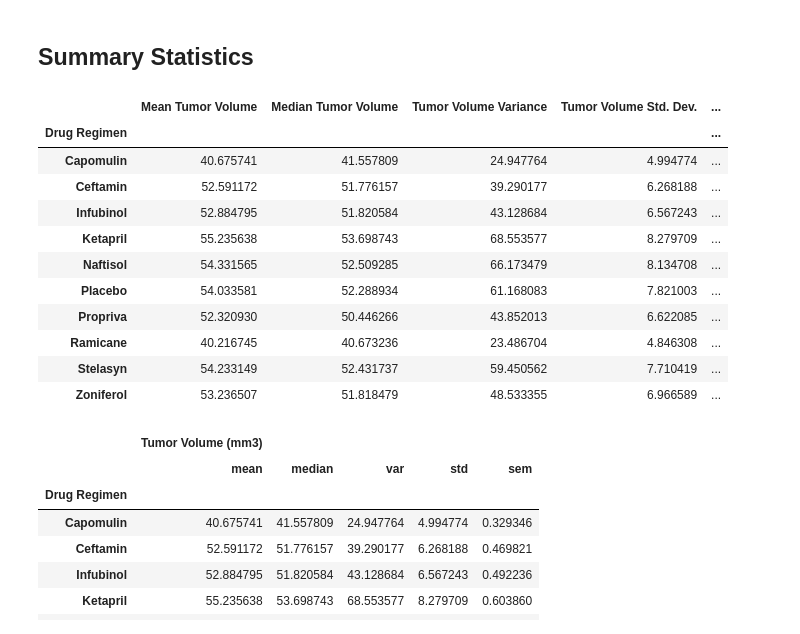
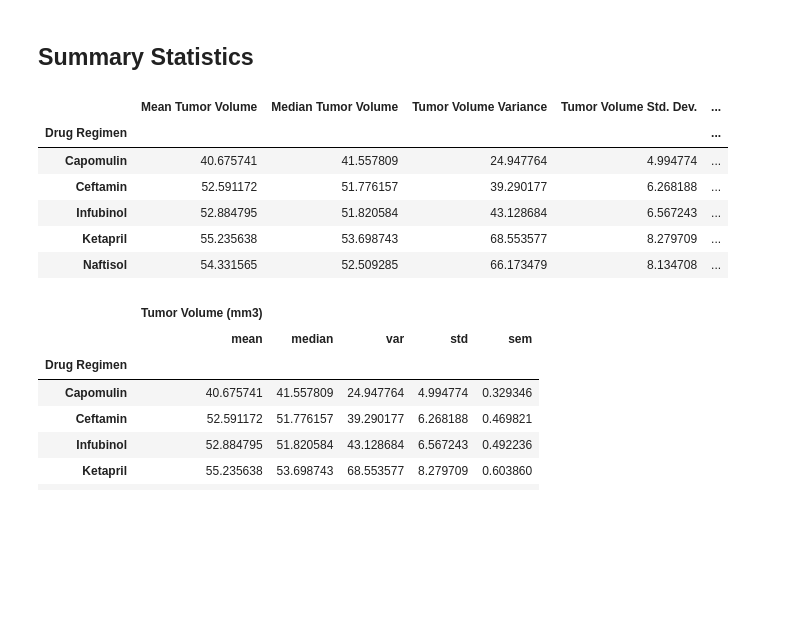
Before and after one commit to ailiushin/Matplotlib-challenge, a Jupyter notebook: Pymaceuticals/pymaceuticals.ipynb, the cells around one changed output. Drawn from its saved outputs; the diff is of its cells as text; code cells hidden in the pictures; blank space fills up the shorter version.

```diff
--- a/Pymaceuticals/pymaceuticals.ipynb
+++ b/Pymaceuticals/pymaceuticals.ipynb
@@ -61,8 +62,8 @@ dup_id.head()
 # %%
 # Create a clean DataFrame by dropping the duplicate mouse by its ID (aka remove all records for that mouse)
 # There are multiple ways of doing this and it is good to search online to see the suggestions.
-clean_data = combined_data.drop_duplicates(subset=['Mouse ID'])
-clean_data = clean_data.loc[clean_data['Mouse ID'] != "g989"]
+# clean_data = combined_data.drop_duplicates(subset=['Mouse ID'])
+clean_data = combined_data.loc[combined_data['Mouse ID'] != "g989"]
 clean_data.head()
 # %% [output]
 |  | Mouse ID | Drug Regimen | Sex | Age_months | Weight (g) | Timepoint | Tumor Volume (mm3) | ... |
@@ -81,21 +82,29 @@ len(pd.unique(clean_data['Mouse ID']))
 # %%
 # Method 1:  Generate a summary statistics table of mean, median, variance, standard deviation, and SEM of the tumor volume for each regimen
 # by using groupby and summary statistical methods to calculate the following properties of each drug regimen:
 # mean, median, variance, standard deviation, and SEM of the tumor volume.
 # Assemble the resulting series into a single summary dataframe.
+
+stats = pd.DataFrame(clean_data)
+stats_mean = stats.groupby('Drug Regimen')['Tumor Volume (mm3)'].mean()
+stats_median = stats.groupby('Drug Regimen')['Tumor Volume (mm3)'].median()
+stats_var = stats.groupby('Drug Regimen')['Tumor Volume (mm3)'].var()
+stats_std = stats.groupby('Drug Regimen')['Tumor Volume (mm3)'].std()
+stats_sem = stats.groupby('Drug Regimen')['Tumor Volume (mm3)'].sem()
+
+summary_stats = pd.DataFrame({"Mean Tumor Volume": stats_mean,"Median Tumor Volume" : stats_median,
+                                "Tumor Volume Variance" : stats_var,"Tumor Volume Std. Dev." : stats_std,
+                                "Tumor Volume Std. Err." : stats_var,})
+
+summary_stats.head()
 # %% [output]
 |  | Mean Tumor Volume | Median Tumor Volume | Tumor Volume Variance | Tumor Volume Std. Dev. | ... |
 | Drug Regimen |  |  |  |  | ... |
 | Capomulin | 40.675741 | 41.557809 | 24.947764 | 4.994774 | ... |
 | Ceftamin | 52.591172 | 51.776157 | 39.290177 | 6.268188 | ... |
 | Infubinol | 52.884795 | 51.820584 | 43.128684 | 6.567243 | ... |
 | Ketapril | 55.235638 | 53.698743 | 68.553577 | 8.279709 | ... |
 | Naftisol | 54.331565 | 52.509285 | 66.173479 | 8.134708 | ... |
-| Placebo | 54.033581 | 52.288934 | 61.168083 | 7.821003 | ... |
-| Propriva | 52.320930 | 50.446266 | 43.852013 | 6.622085 | ... |
-| Ramicane | 40.216745 | 40.673236 | 23.486704 | 4.846308 | ... |
-| Stelasyn | 54.233149 | 52.431737 | 59.450562 | 7.710419 | ... |
-| Zoniferol | 53.236507 | 51.818479 | 48.533355 | 6.966589 | ... |
 # %%
 # Method 2:  Generate a summary statistics table of mean, median, variance, standard deviation, and SEM of the tumor volume for each regimen
 # by using the aggregation method, produce the same summary statistics in a single line
```
Also changed, not shown: parts of 8 cells of this notebook, 1 other file.
